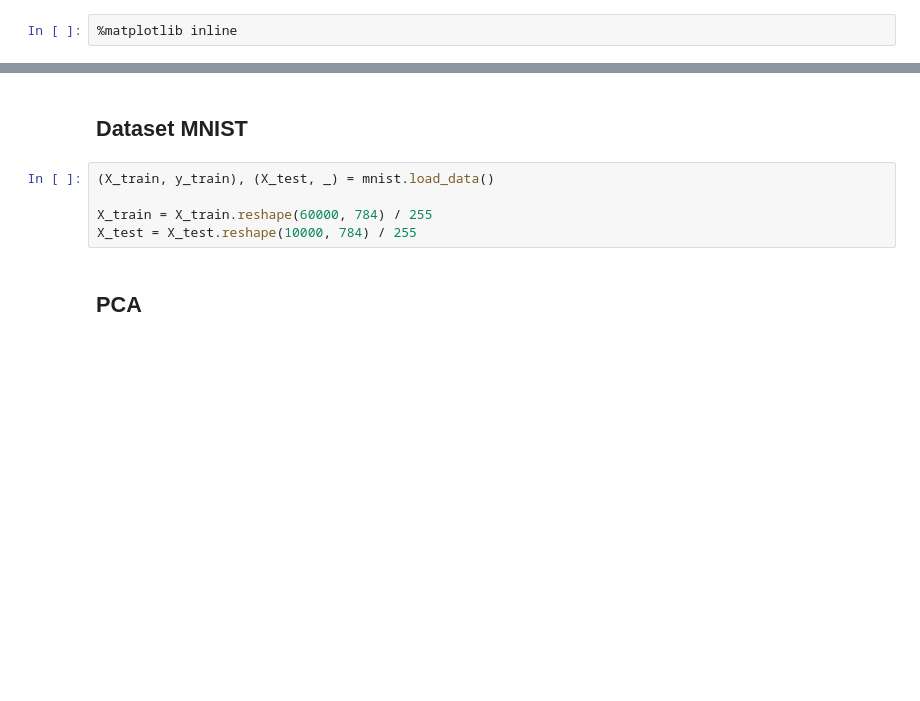
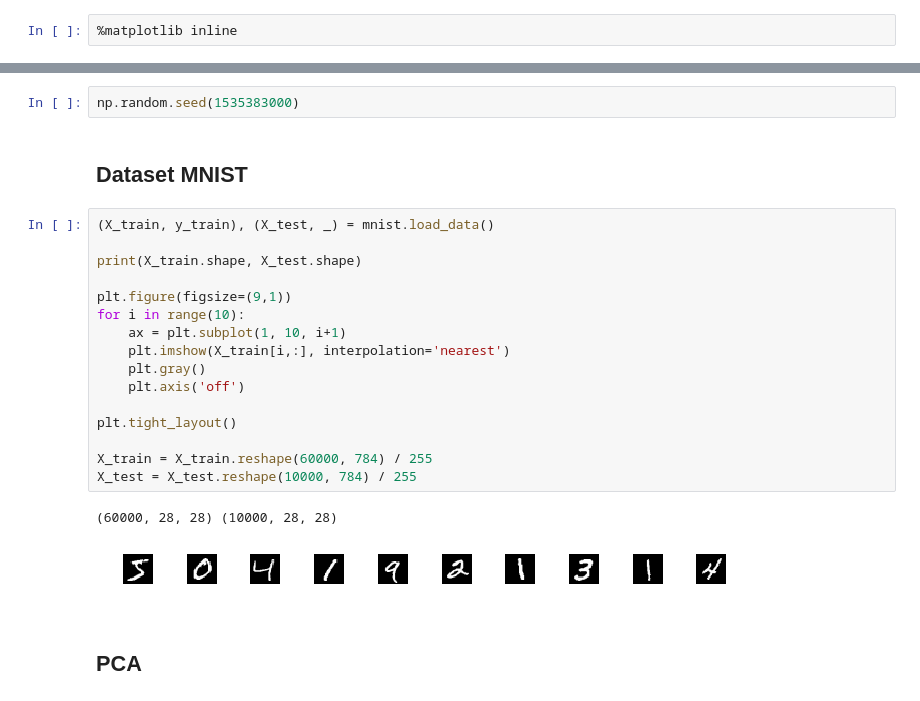
Before and after one commit to sebastianmarkow/blog-appendix, a Jupyter notebook: autoencoder-vs-pca-for-dimensionality-reduction/autoencoder-vs-pca-for-dimensionality-reduction.ipynb, the cells around one changed output, grey strips where cells are left out. Cells and saved outputs as stored; diff of their text form; blank space fills up the shorter version.

```diff
--- a/autoencoder-vs-pca-for-dimensionality-reduction/autoencoder-vs-pca-for-dimensionality-reduction.ipynb
+++ b/autoencoder-vs-pca-for-dimensionality-reduction/autoencoder-vs-pca-for-dimensionality-reduction.ipynb
@@ -18,10 +20,26 @@ from sklearn.manifold import TSNE
+# %%
+np.random.seed(1535383000)
 # %% [markdown]
 ## Dataset MNIST
 # %%
 (X_train, y_train), (X_test, _) = mnist.load_data()
 
+print(X_train.shape, X_test.shape)
+
+plt.figure(figsize=(9,1))
+for i in range(10):
+    ax = plt.subplot(1, 10, i+1)
+    plt.imshow(X_train[i,:], interpolation='nearest')
+    plt.gray()
+    plt.axis('off')
+
+plt.tight_layout()
+
 X_train = X_train.reshape(60000, 784) / 255
 X_test = X_test.reshape(10000, 784) / 255
+# %% [output]
+(60000, 28, 28) (10000, 28, 28)
+[figure, added]
 # %% [markdown]
 ## PCA
 # %%
```
Also changed, not shown: parts of 12 cells of this notebook, 1 other file.
